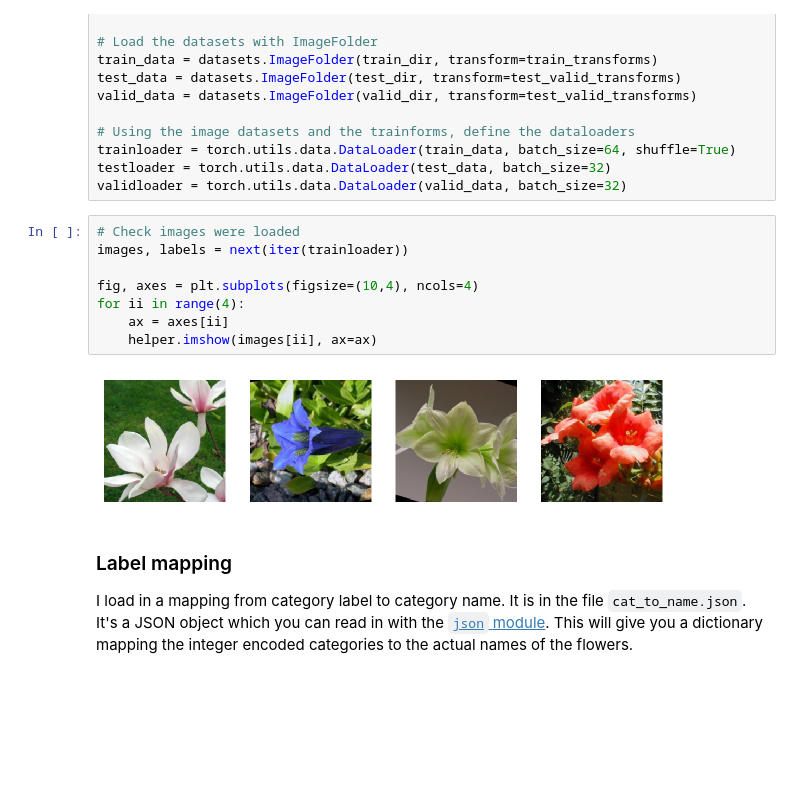
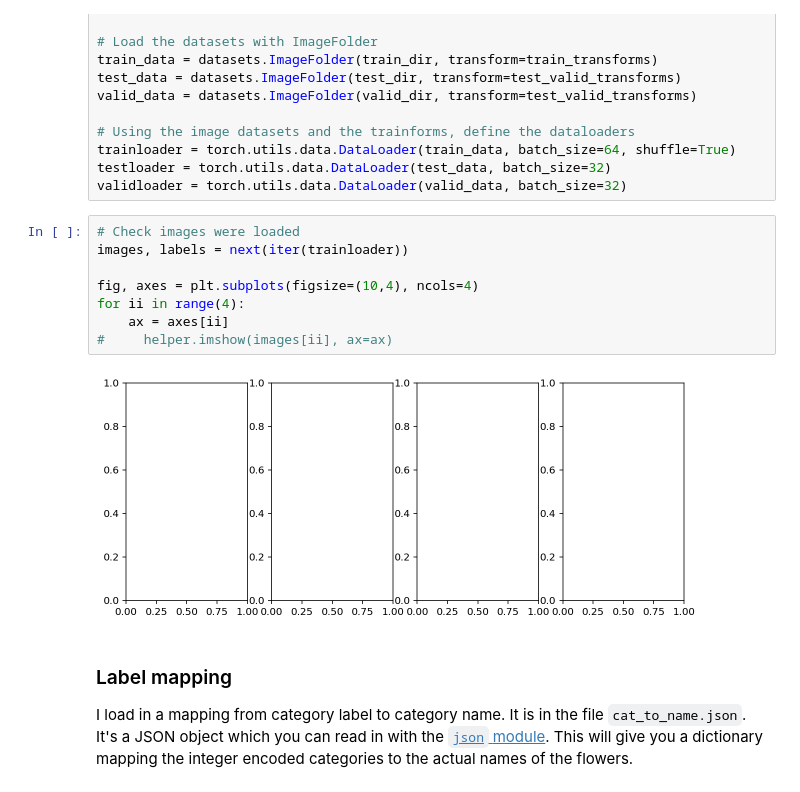
Before and after one commit to tonghuikang/flowers-image-classifier, a Jupyter notebook: image_classifier.ipynb, the cells around one changed output. Saved outputs shown, nothing was run; the diff lists cells and outputs as text; blank space fills up the shorter version.

```diff
--- a/image_classifier.ipynb
+++ b/image_classifier.ipynb
@@ -80,13 +80,13 @@ validloader = torch.utils.data.DataLoader(valid_data, batch_size=32)
 # %%
 # Check images were loaded
 images, labels = next(iter(trainloader))
 
 fig, axes = plt.subplots(figsize=(10,4), ncols=4)
 for ii in range(4):
     ax = axes[ii]
-    helper.imshow(images[ii], ax=ax)
+#     helper.imshow(images[ii], ax=ax)
 # %% [output]
-[figure, old version]
+[figure, new version]
 # %% [markdown]
 ### Label mapping
 
```
Also changed, not shown: parts of 6 cells of this notebook, 4 other files.
